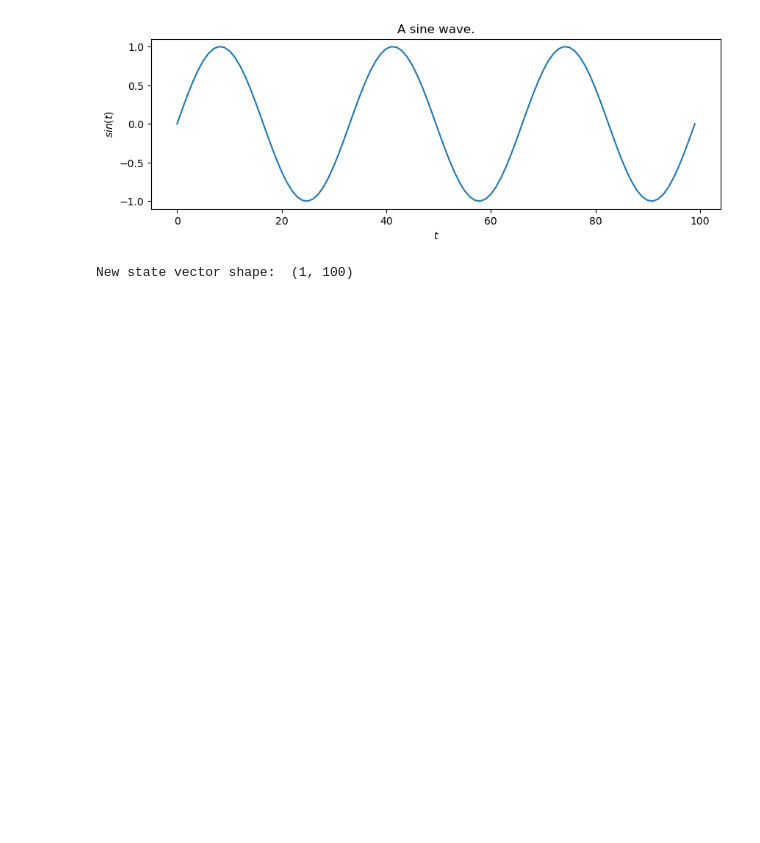
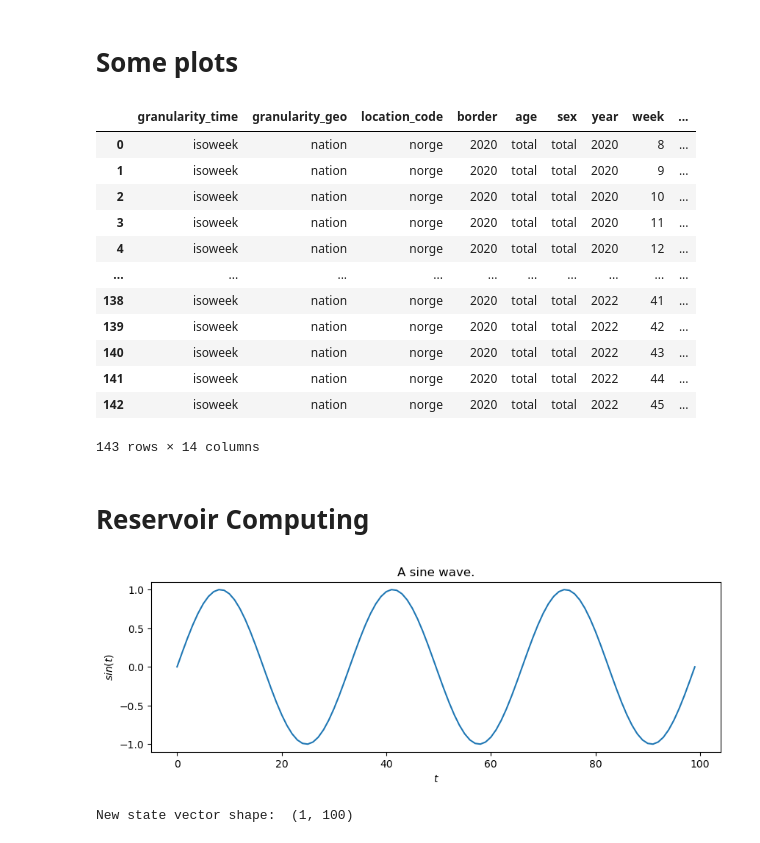
Before and after one commit to galendal/model_prepare, a Jupyter notebook: rc.ipynb, the cells around one changed output. Drawn from its saved outputs; the diff is of its cells as text; code cells hidden in the pictures; blank space fills up the shorter version.

```diff
--- a/rc.ipynb
+++ b/rc.ipynb
@@ -5,0 +15,32 @@ rpy.set_seed(42)  # make everything reproducible!
+# %%
+
+# URL of the data files
+
+#url="https://github.com/folkehelseinstituttet/surveillance_data/raw/master/covid19/data_covid19_death_by_time_2022-03-18.xlsx"
+url_msis_sexage="https://github.com/folkehelseinstituttet/surveillance_data/raw/master/covid19/data_covid19_msis_by_time_sex_age_latest.csv"
+url_hosp="https://github.com/folkehelseinstituttet/surveillance_data/raw/master/covid19/data_covid19_hospital_by_time_latest.csv"
+url_lab="https://github.com/folkehelseinstituttet/surveillance_data/raw/master/covid19/data_covid19_lab_by_time_latest.csv"
+url_death="https://github.com/folkehelseinstituttet/surveillance_data/raw/master/covid19/data_covid19_death_by_time_latest.csv"
+url_demo="https://github.com/folkehelseinstituttet/surveillance_data/raw/master/covid19/data_covid19_demographics_latest.csv"
+url_msis_location="https://github.com/folkehelseinstituttet/surveillance_data/raw/master/covid19/data_covid19_msis_by_location_latest.csv"
+url_vac="https://github.com/folkehelseinstituttet/surveillance_data/raw/master/covid19/data_covid19_sysvak_by_time_location_latest.csv"
+#url = "https://github.com/folkehelseinstituttet/surveillance_data/blob/67a2cb6ba56c10e78a296dfde7a9ceff185ae526/covid19/data_covid19_death_by_time_2022-03-18.xlsx"
+# %%
+
+# Read the cvs file from the URL
+msis_sexage = pd.read_csv(url_msis_sexage)
+msis_location = pd.read_csv(url_msis_location)
+
+hosp = pd.read_csv(url_hosp)
+lab=pd.read_csv(url_lab)
+demo=pd.read_csv(url_demo)
+death=pd.read_csv(url_death)
+vac=pd.read_csv(url_vac)
+# Change the dates to date_time
+lab['date']=pd.to_datetime(lab.date)
+death['date']=pd.to_datetime(death.date)
+msis_location['date']=pd.to_datetime(msis_location.date)
+msis_sexage['date']=pd.to_datetime(msis_sexage.date)
+demo['date']=pd.to_datetime(demo.date)
+hosp['date']=pd.to_datetime(hosp.date)
+vac['date']=pd.to_datetime(vac.date)
@@ -6,3 +63,23 @@ rpy.set_seed(42)  # make everything reproducible!
+# %% [markdown]
+# Some plots
+# %%
+death
+# %% [output]
+|  | granularity_time | granularity_geo | location_code | border | age | sex | year | week | ... |
+| 0 | isoweek | nation | norge | 2020 | total | total | 2020 | 8 | ... |
+| 1 | isoweek | nation | norge | 2020 | total | total | 2020 | 9 | ... |
+| 2 | isoweek | nation | norge | 2020 | total | total | 2020 | 10 | ... |
+| 3 | isoweek | nation | norge | 2020 | total | total | 2020 | 11 | ... |
+| 4 | isoweek | nation | norge | 2020 | total | total | 2020 | 12 | ... |
+| ... | ... | ... | ... | ... | ... | ... | ... | ... | ... |
+| 138 | isoweek | nation | norge | 2020 | total | total | 2022 | 41 | ... |
+| 139 | isoweek | nation | norge | 2020 | total | total | 2022 | 42 | ... |
+| 140 | isoweek | nation | norge | 2020 | total | total | 2022 | 43 | ... |
+| 141 | isoweek | nation | norge | 2020 | total | total | 2022 | 44 | ... |
+| 142 | isoweek | nation | norge | 2020 | total | total | 2022 | 45 | ... |
+143 rows × 14 columns
+# %% [markdown]
+# Reservoir Computing
 # %%
 from reservoirpy.nodes import Reservoir
 
```
Also changed, not shown: parts of 3 cells of this notebook, 7 other files.
